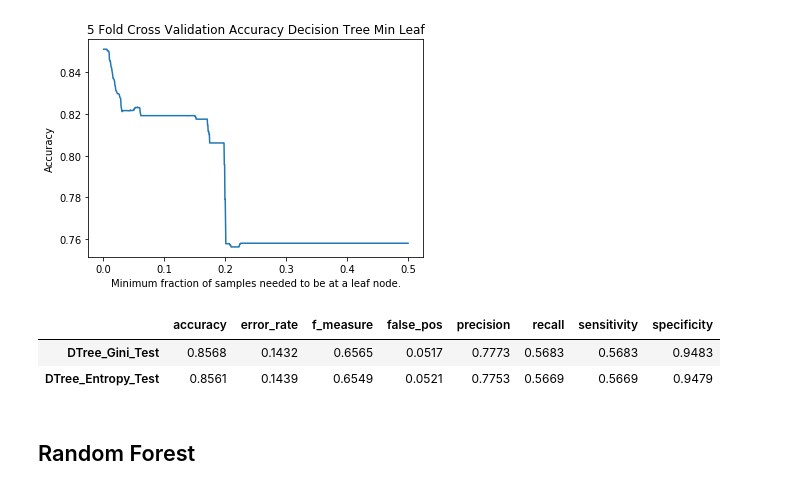
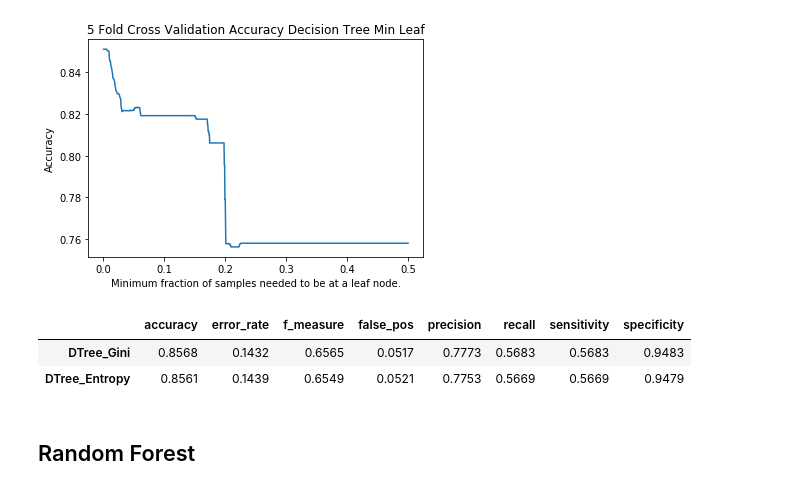
Before and after one commit to amcheng/adult-income-analysis, a Jupyter notebook: DecisionTree.ipynb, the cells around one changed output. Cells and saved outputs as stored; diff of their text form; code cells hidden in the pictures.

```diff
--- a/DecisionTree.ipynb
+++ b/DecisionTree.ipynb
@@ -267,36 +267,36 @@ g_tree = DecisionTreeClassifier(criterion = 'gini',
                               min_samples_leaf = min_samples_leaf)
 
 g_tree.fit(X_train,Y_train)
 
 g_test_predict = g_tree.predict(X_test)
 
 DTree_Gini_Test = performance_metrics(Y_test,g_test_predict)
 
 
 
 # entropy tree
 
 e_tree = DecisionTreeClassifier(criterion = 'entropy',
                               min_samples_split = min_samples_split,
                               min_samples_leaf = min_samples_leaf)
 
 e_tree.fit(X_train,Y_train)
 
 e_test_predict = e_tree.predict(X_test)
 
 DTree_Entropy_Test = performance_metrics(Y_test,e_test_predict)
 
 
 ovl_dtree = pd.DataFrame([DTree_Gini_Test, DTree_Entropy_Test],
-                         index = ['DTree_Gini_Test', 'DTree_Entropy_Test'])
+                         index = ['DTree_Gini', 'DTree_Entropy'])
 
 ovl_dtree.sort_values(by = ['f_measure', 'accuracy'], ascending = False, inplace = True)
 
 display(ovl_dtree.round(4))
 # %% [output]
 |  | accuracy | error_rate | f_measure | false_pos | precision | recall | sensitivity | specificity |
-| DTree_Gini_Test | 0.8568 | 0.1432 | 0.6565 | 0.0517 | 0.7773 | 0.5683 | 0.5683 | 0.9483 |
-| DTree_Entropy_Test | 0.8561 | 0.1439 | 0.6549 | 0.0521 | 0.7753 | 0.5669 | 0.5669 | 0.9479 |
+| DTree_Gini | 0.8568 | 0.1432 | 0.6565 | 0.0517 | 0.7773 | 0.5683 | 0.5683 | 0.9483 |
+| DTree_Entropy | 0.8561 | 0.1439 | 0.6549 | 0.0521 | 0.7753 | 0.5669 | 0.5669 | 0.9479 |
 # %% [markdown]
 ## Random Forest
 # %%
```
Also changed, not shown: parts of 6 cells of this notebook, 8 other files.
